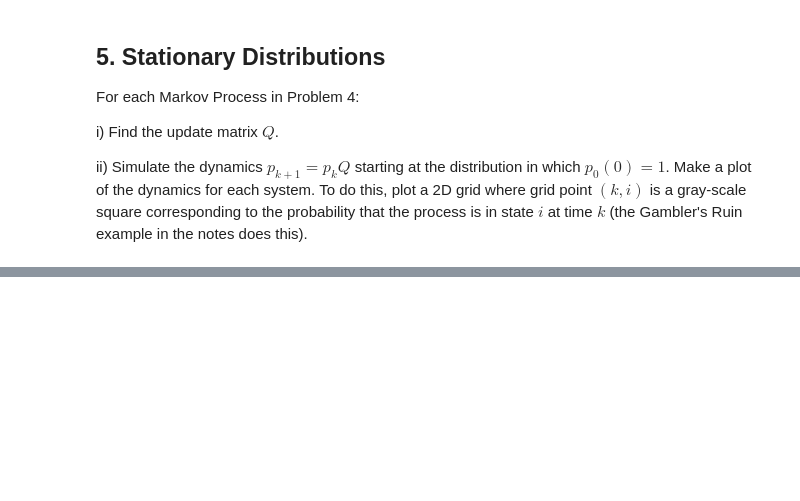
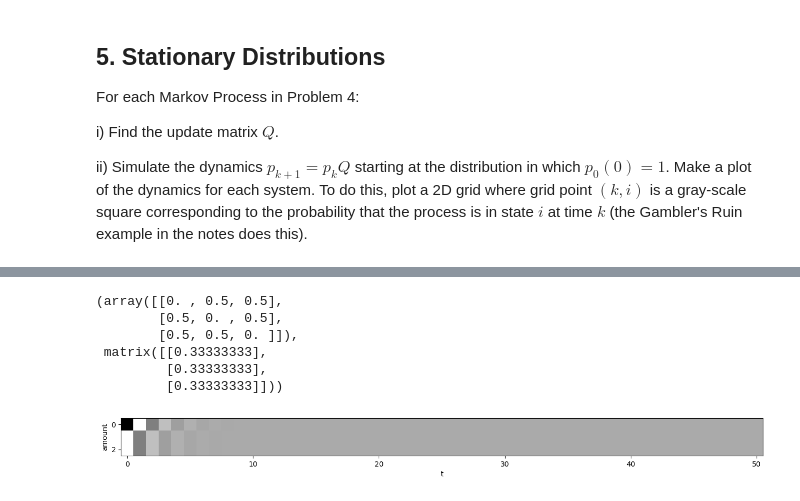
Before and after one commit to enriquea02/uw, a Jupyter notebook: eep502_analytical_methods_for_electrical_engineering/homework/HW_08_Probability_and_Markov_Processes_eantunano.ipynb, the cells around one changed output, grey strips where cells are left out. Saved outputs shown, nothing was run; the diff lists cells and outputs as text; code cells hidden in the pictures; blank space fills up the shorter version.

```diff
--- a/eep502_analytical_methods_for_electrical_engineering/homework/HW_08_Probability_and_Markov_Processes_eantunano.ipynb
+++ b/eep502_analytical_methods_for_electrical_engineering/homework/HW_08_Probability_and_Markov_Processes_eantunano.ipynb
@@ -335,0 +371,50 @@ ii) Simulate the dynamics $p_{k+1} = p_k Q$ starting at the distribution in whic
+# %%
+pA = np.array([1,0,0]); # Initial probability vector
+pB = np.array([1,0,0,0]); # Initial probability vector
+pC = np.array([1,0,0,0,0,0,0]); # Initial probability vector
+
+
+QA = np.array([           # Transition probability matrix
+    [0,0.5,0.5],
+    [0.5,0,0.5],
+    [0.5,0.5,0]
+])
+
+QB = np.array([           # Transition probability matrix
+    [0,1,0,0],
+    [0,0,1,0],
+    [0,0,0,1],
+    [0.5,0,0,0.5]
+])
+
+QC = np.array([           # Transition probability matrix
+    [0,0.5,0,0.25,0,0.25,0],
+    [0,0,1,0,0,0,0],
+    [0,1,0,0,0,0,0],
+    [0,0,0,0,1,0,0],
+    [0,0,0,1,0,0,0],
+    [0,0,0,0,0,0,1],
+    [0,0,0,0,0,1,0]
+])
+# %%
+trajectory = [pA]
+for t in range(50):
+    pA = pA.dot(QA)
+    trajectory.append(pA)
+
+trajectory = np.matrix(trajectory).transpose()
+
+fig,ax = plt.subplots(1,1,figsize=(16,5))
+ax.imshow(trajectory,cmap="gray_r")
+ax.set_xlabel("t")
+ax.set_ylabel("amount");
+
+QA,trajectory[:,-1],
+# %% [output]
+(array([[0. , 0.5, 0.5],
+        [0.5, 0. , 0.5],
+        [0.5, 0.5, 0. ]]),
+ matrix([[0.33333333],
+         [0.33333333],
+         [0.33333333]]))
+[figure, added]
```
Also changed, not shown: parts of 6 cells of this notebook.
